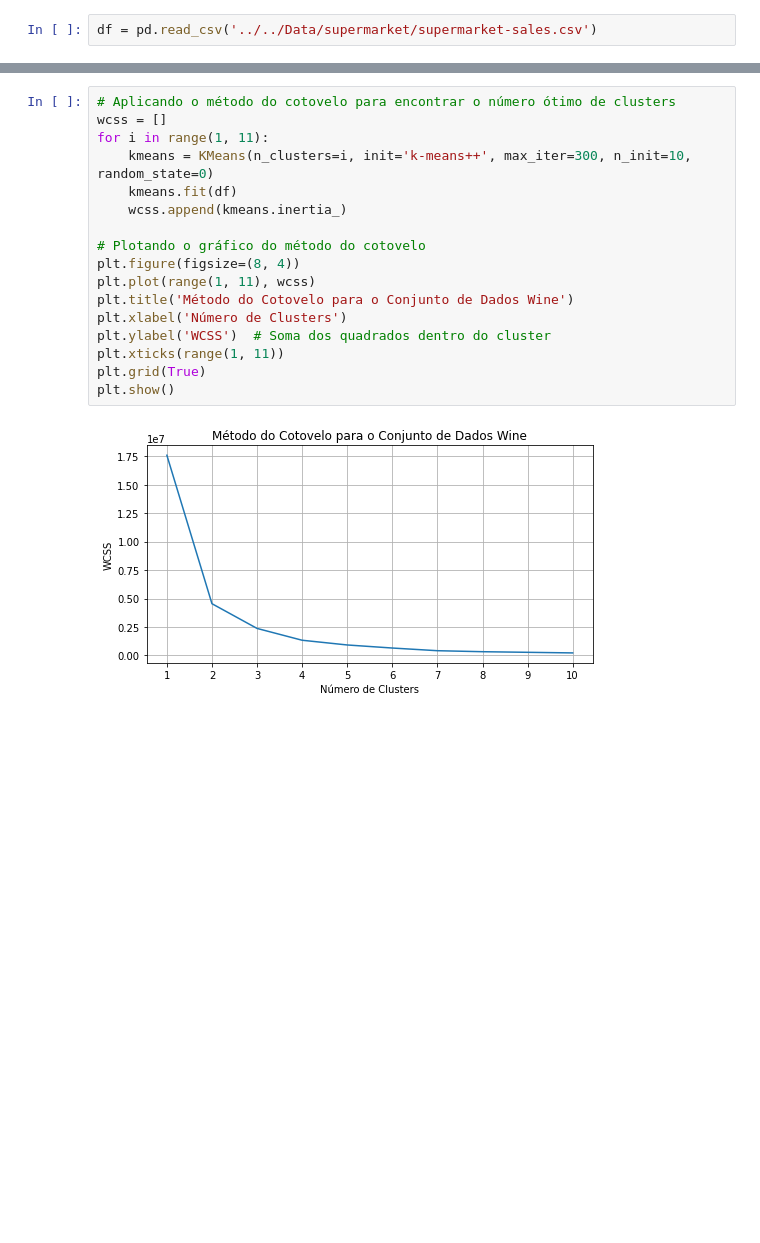
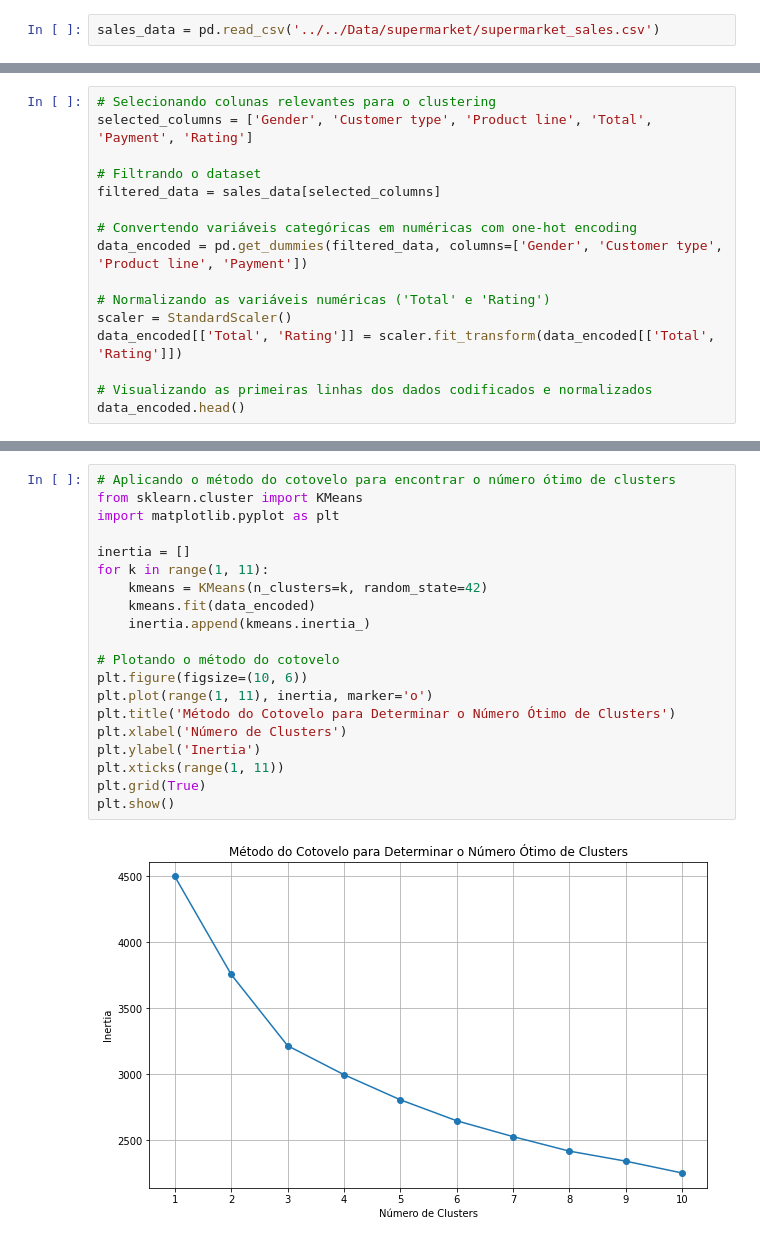
Before and after one commit to FlavioAAMotta/didatico, a Jupyter notebook: CD/2024/kmeans/wine/clustering.ipynb, the cells around one changed output, grey strips where cells are left out. Saved outputs shown, nothing was run; the diff lists cells and outputs as text; blank space fills up the shorter version.

```diff
--- a/CD/2024/kmeans/wine/clustering.ipynb
+++ b/CD/2024/kmeans/wine/clustering.ipynb
@@ -5,3 +7,3 @@ from sklearn.cluster import KMeans
 # %%
-df = pd.read_csv('../../Data/supermarket/supermarket-sales.csv')
+sales_data = pd.read_csv('../../Data/supermarket/supermarket_sales.csv')
 # %%
@@ -15,0 +18,16 @@ df.head()
+# %%
+# Selecionando colunas relevantes para o clustering
+selected_columns = ['Gender', 'Customer type', 'Product line', 'Total', 'Payment', 'Rating']
+
+# Filtrando o dataset
+filtered_data = sales_data[selected_columns]
+
+# Convertendo variáveis categóricas em numéricas com one-hot encoding
+data_encoded = pd.get_dummies(filtered_data, columns=['Gender', 'Customer type', 'Product line', 'Payment'])
+
+# Normalizando as variáveis numéricas ('Total' e 'Rating')
+scaler = StandardScaler()
+data_encoded[['Total', 'Rating']] = scaler.fit_transform(data_encoded[['Total', 'Rating']])
+
+# Visualizando as primeiras linhas dos dados codificados e normalizados
+data_encoded.head()
@@ -16,21 +41,24 @@ df.head()
 # %%
 # Aplicando o método do cotovelo para encontrar o número ótimo de clusters
-wcss = []
-for i in range(1, 11):
-    kmeans = KMeans(n_clusters=i, init='k-means++', max_iter=300, n_init=10, random_state=0)
-    kmeans.fit(df)
-    wcss.append(kmeans.inertia_)
+from sklearn.cluster import KMeans
+import matplotlib.pyplot as plt
 
-# Plotando o gráfico do método do cotovelo
-plt.figure(figsize=(8, 4))
-plt.plot(range(1, 11), wcss)
-plt.title('Método do Cotovelo para o Conjunto de Dados Wine')
+inertia = []
+for k in range(1, 11):
+    kmeans = KMeans(n_clusters=k, random_state=42)
+    kmeans.fit(data_encoded)
+    inertia.append(kmeans.inertia_)
+
+# Plotando o método do cotovelo
+plt.figure(figsize=(10, 6))
+plt.plot(range(1, 11), inertia, marker='o')
+plt.title('Método do Cotovelo para Determinar o Número Ótimo de Clusters')
 plt.xlabel('Número de Clusters')
-plt.ylabel('WCSS')  # Soma dos quadrados dentro do cluster
+plt.ylabel('Inertia')
 plt.xticks(range(1, 11))
 plt.grid(True)
 plt.show()
 # %% [output]
-[figure, old version]
+[figure, new version]
 # %%
 # Aplicando o método k-means para os dados do conjunto de dados
```
Also changed, not shown: parts of 21 cells of this notebook.
